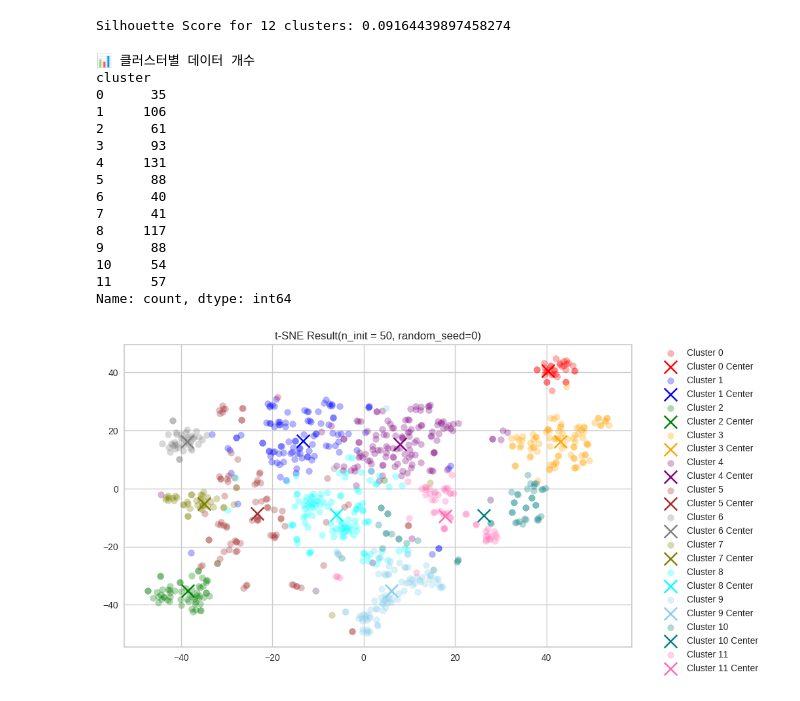
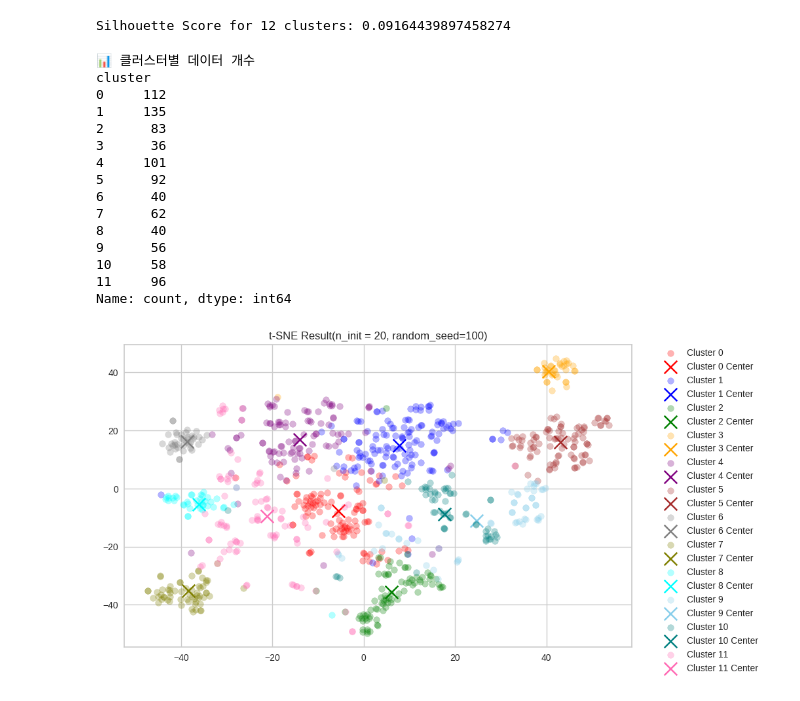
Before and after one commit to Hannah1011/llm-response-clustering, a Jupyter notebook: kmeans_experiment_merged_data.ipynb, the cells around one changed output. Drawn from its saved outputs; the diff is of its cells as text; code cells hidden in the pictures.

Commit message:
[kmeans_최종실험_#3]: n_init=20, random_seed= 100

```diff
--- a/kmeans_experiment_merged_data.ipynb
+++ b/kmeans_experiment_merged_data.ipynb
@@ -42,7 +42,7 @@ optimal_clusters = 12
 # scaler = StandardScaler()
 # matrix = scaler.fit_transform(matrix)
 
-kmeans = KMeans(n_clusters=optimal_clusters, init="k-means++", n_init= 50, max_iter=500, random_state=0)
+kmeans = KMeans(n_clusters=optimal_clusters, init="k-means++", n_init= 20, max_iter=500, random_state=100)
 kmeans.fit(matrix)
 df["cluster"] = kmeans.labels_
 # %%
@@ -112,48 +112,48 @@ print(cluster_counts)
 # %% [output]
 📊 클러스터별 데이터 개수
 cluster
-0      35
-1     106
-2      61
-3      93
-4     131
-5      88
+0     112
+1     135
+2      83
+3      36
+4     101
+5      92
 6      40
-7      41
-8     117
-9      88
-10     54
-11     57
+7      62
+8      40
+9      56
+10     58
+11     96
 Name: count, dtype: int64
 # %%
 # t-SNE visualization (Ref : https://cookbook.openai.com/examples/clustering)
 tsne = TSNE(n_components=2, perplexity=25, random_state=42, init="random", learning_rate= 300)
 vis_dims2 = tsne.fit_transform(matrix)
 x = [x for x, y in vis_dims2]
 y = [y for x, y in vis_dims2]
 
 # vis_dims3 = tsne.fit_transform(matrix)
 # x = [x for x, y, z in vis_dims3]
 # y = [y for x, y, z in vis_dims3]
 # z = [y for x, y, z in vis_dims3]
 plt.figure(figsize=(10, 6))
 
 colors = ["red", "blue", "green", "orange", "purple", "brown", "gray", "olive", "cyan","skyblue", "teal","hotpink"]
 for category, color in enumerate(colors):
     xs = np.array(x)[df.cluster == category]
     ys = np.array(y)[df.cluster == category]
     plt.scatter(xs, ys, color=color, alpha=0.3, label=f"Cluster {category}")
 
     avg_x = xs.mean()
     avg_y = ys.mean()
 
     plt.scatter(avg_x, avg_y, marker="x", color=color, s=200, label=f"Cluster {category} Center")
 
-plt.title("t-SNE Result(n_init = 50, random_seed=0)")
+plt.title("t-SNE Result(n_init = 20, random_seed=100)")
 plt.legend(loc="upper left", bbox_to_anchor=(1.05, 1), borderaxespad=0.)
 plt.show()
 # %% [output]
-[figure, old version]
+[figure, new version]
 # %%
 cluster_avg_quality = df.groupby("cluster").quality.mean().reset_index()
 cluster_avg_quality.columns = ["cluster", "cluster_avg_quality"]
```
Also changed, not shown: parts of 1 cell of this notebook.
